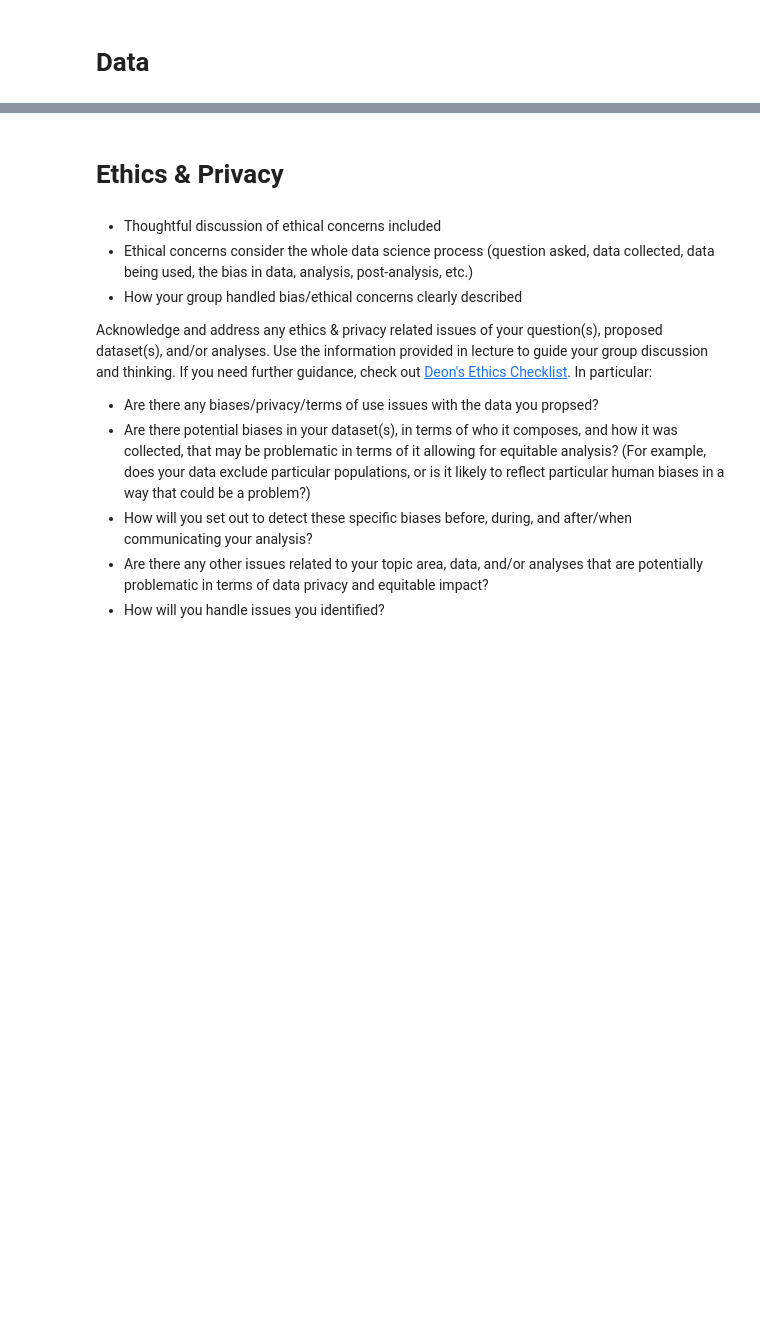
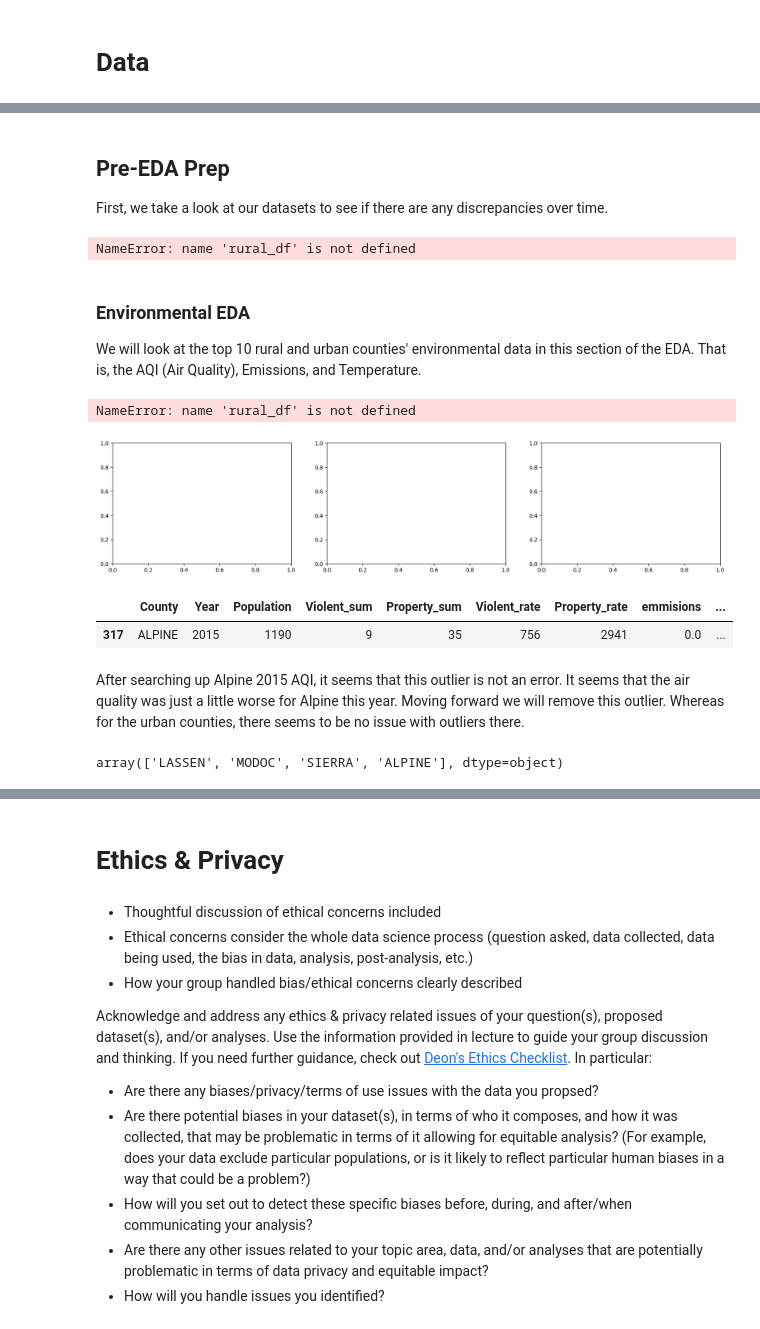
Before and after one commit to richardlaoo/Group131_DS_Analysis, a Jupyter notebook: FinalProject_Group131_SP25.ipynb, the cells around one changed output, grey strips where cells are left out. Drawn from its saved outputs; the diff is of its cells as text; code cells hidden in the pictures; blank space fills up the shorter version.

```diff
--- a/FinalProject_Group131_SP25.ipynb
+++ b/FinalProject_Group131_SP25.ipynb
@@ -107,0 +367,4 @@ Some more words and stuff.  Remember notebooks work best if you interleave the c
+# %% [markdown]
+## Pre-EDA Prep
+
+First, we take a look at our datasets to see if there are any discrepancies over time.
@@ -107,0 +439,54 @@ Some more words and stuff.  Remember notebooks work best if you interleave the c
+# %%
+# Filter to top10 rural and top10 urban
+rural_df = master_df[master_df['County'].isin(top10_rural)]
+urban_df = master_df[master_df['County'].isin(top10_urban)]
+
+# Exploring Null Values
+print('NULL VALUES BELOW')
+for i in np.arange(0, len(urban_df.isnull().sum().index)):
+    if rural_df.isnull().sum().iloc[i] != 0:
+        print("RURAL: ", rural_df.isnull().sum().index[i], "=", rural_df.isnull().sum().iloc[i])
+    if urban_df.isnull().sum().iloc[i] != 0:
+        print("URBAN: ", urban_df.isnull().sum().index[i], "=", urban_df.isnull().sum().iloc[i])
+# %%
+# For values with NaN, we will use 0, emissions can be dropped or changed to 0
+rural_df = rural_df.replace(np.nan, 0)
+rural_df
+# %% [output]
+NameError: name 'rural_df' is not defined
+# %% [markdown]
+### Environmental EDA
+
+We will look at the top 10 rural and urban counties' environmental data in this section of the EDA. That is, the AQI (Air Quality), Emissions, and Temperature.
+# %%
+fig, axes = plt.subplots(nrows=1, ncols=3, figsize=(20, 4))
+
+sns.histplot(rural_df['AQI Median'], label = 'rural', ax = axes[0])
+sns.histplot(urban_df['AQI Median'], label = 'urban', ax = axes[0])
+
+sns.histplot(rural_df['AQI Maximum'], label = 'rural', ax = axes[1])
+sns.histplot(urban_df['AQI Maximum'], label = 'urban', ax = axes[1])
+
+sns.histplot(rural_df['AQI 90th Percentile'], label = 'rural', ax = axes[2])
+sns.histplot(urban_df['AQI 90th Percentile'], label = 'urban', ax = axes[2])
+
+
+axes[0].legend()
+axes[1].legend()
+axes[2].legend();
+# %% [output]
+NameError: name 'rural_df' is not defined
+[figure, added]
+# %%
+# Check out the outlier for AQI Median
+rural_df[rural_df['AQI Median'] > 80]
+# %% [output]
+|  | County | Year | Population | Violent_sum | Property_sum | Violent_rate | Property_rate | emmisions | ... |
+| 317 | ALPINE | 2015 | 1190 | 9 | 35 | 756 | 2941 | 0.0 | ... |
+# %% [markdown]
+After searching up Alpine 2015 AQI, it seems that this outlier is not an error. It seems that the air quality was just a little worse for Alpine this year. Moving forward we will remove this outlier. Whereas for the urban counties, there seems to be no issue with outliers there.
+# %%
+# Check out why so many values are concentrated near value of 0
+rural_df[rural_df['AQI Median'] < 1].get('County').unique()
+# %% [output]
+array(['LASSEN', 'MODOC', 'SIERRA', 'ALPINE'], dtype=object)
```
Also changed, not shown: parts of 122 cells of this notebook.
